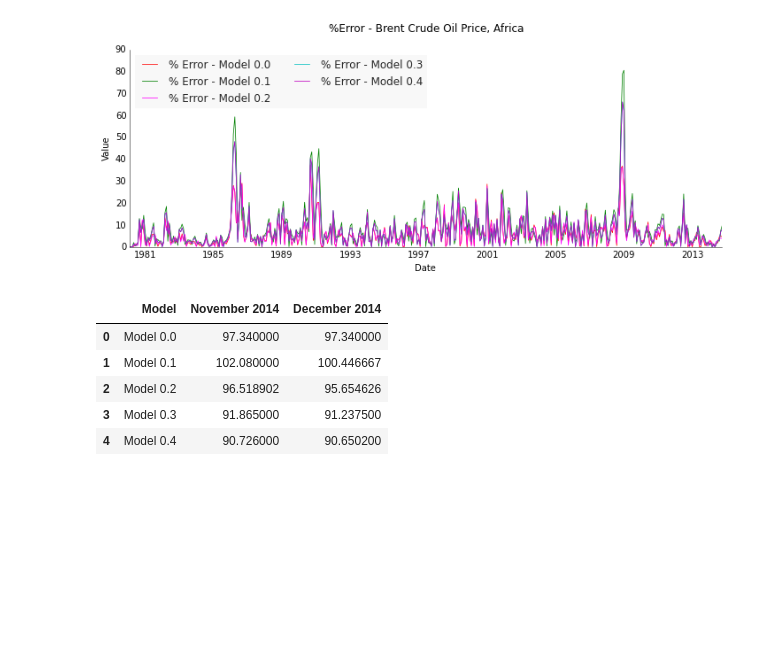
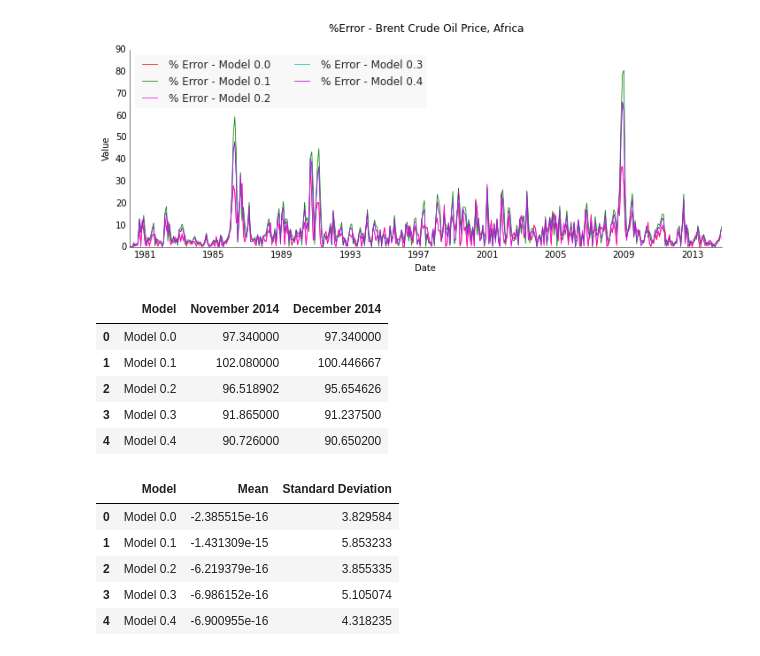
Before and after one commit to Sree-vathsan/CSE591-Data-Science-Project, a Jupyter notebook: baselineModel/bm_oil.ipynb, the cells around one changed output. Cells and saved outputs as stored; diff of their text form; code cells hidden in the pictures; blank space fills up the shorter version.

```diff
--- a/baselineModel/bm_oil.ipynb
+++ b/baselineModel/bm_oil.ipynb
@@ -696,3 +696,58 @@ dfForecast
 | 2 | Model 0.2 | 96.518902 | 95.654626 |
 | 3 | Model 0.3 | 91.865000 | 91.237500 |
 | 4 | Model 0.4 | 90.726000 | 90.650200 |
+# %%
+#Error Correction
+def computeErrorCorrectionFactor(pred,actual):
+    err_corr = (np.mean((pred - actual)))
+    return err_corr
+
+def computeCorrectedMean(new_pred_y,actual):
+    return np.mean((new_pred_y - actual))
+
+def computeCorrectedSD(new_pred_y,actual):
+    return np.std((new_pred_y-actual))
+
+def computeNewPrediction(pred,actual,errCorrection):
+    new_pred = pred - errCorrection
+    #print("Mean is " + str(computeCorrectedMean(new_pred,actual)))
+    #print("Standard Deviation is " + str(computeCorrectedSD(new_pred,actual)))
+    return (pred - errCorrection)
+
+#err_corr_m0 = (np.mean((pred_y0 - y)))
+err_corr_m0 = computeErrorCorrectionFactor(pred_y0,y)
+err_corr_m1 = computeErrorCorrectionFactor(pred_y1,y)
+err_corr_m2 = computeErrorCorrectionFactor(pred_y2,y)
+err_corr_m3 = computeErrorCorrectionFactor(pred_y3,y)
+err_corr_m4 = computeErrorCorrectionFactor(pred_y4,y)
+
+new_pred_y0 = computeNewPrediction(pred_y0,y,err_corr_m0)
+new_pred_y1 = computeNewPrediction(pred_y1,y,err_corr_m1)
+new_pred_y2 = computeNewPrediction(pred_y2,y,err_corr_m2)
+new_pred_y3 = computeNewPrediction(pred_y3,y,err_corr_m3)
+new_pred_y4 = computeNewPrediction(pred_y4,y,err_corr_m4)
+
+dfMeanSD = pd.DataFrame(data=None, columns=['Model','Mean','Standard Deviation'])
+dfMeanSD['Model'] = ('Model 0.0', 'Model 0.1', 'Model 0.2', 'Model 0.3','Model 0.4')
+dfMeanSD['Mean'] = (computeCorrectedMean(new_pred_y0,y), \
+                    computeCorrectedMean(new_pred_y1,y), \
+                    computeCorrectedMean(new_pred_y2,y), \
+                    computeCorrectedMean(new_pred_y3,y), \
+                    computeCorrectedMean(new_pred_y4,y))
+
+dfMeanSD['Standard Deviation'] = (computeCorrectedSD(new_pred_y0,y), \
+                                  computeCorrectedSD(new_pred_y1,y), \
+                                  computeCorrectedSD(new_pred_y2,y), \
+                                  computeCorrectedSD(new_pred_y3,y), \
+                                  computeCorrectedSD(new_pred_y4,y), \
+                                  )
+dfMeanSD
+#print("Mean is " + str(computeCorrectedMean(new_pred_y0,y)))
+#print("Standard Deviation is " + str(computeCorrectedSD(new_pred_y0,y)))
+# %% [output]
+|  | Model | Mean | Standard Deviation |
+| 0 | Model 0.0 | -2.385515e-16 | 3.829584 |
+| 1 | Model 0.1 | -1.431309e-15 | 5.853233 |
+| 2 | Model 0.2 | -6.219379e-16 | 3.855335 |
+| 3 | Model 0.3 | -6.986152e-16 | 5.105074 |
+| 4 | Model 0.4 | -6.900955e-16 | 4.318235 |
```
Also changed, not shown: parts of 4 cells of this notebook, 1 other file.
